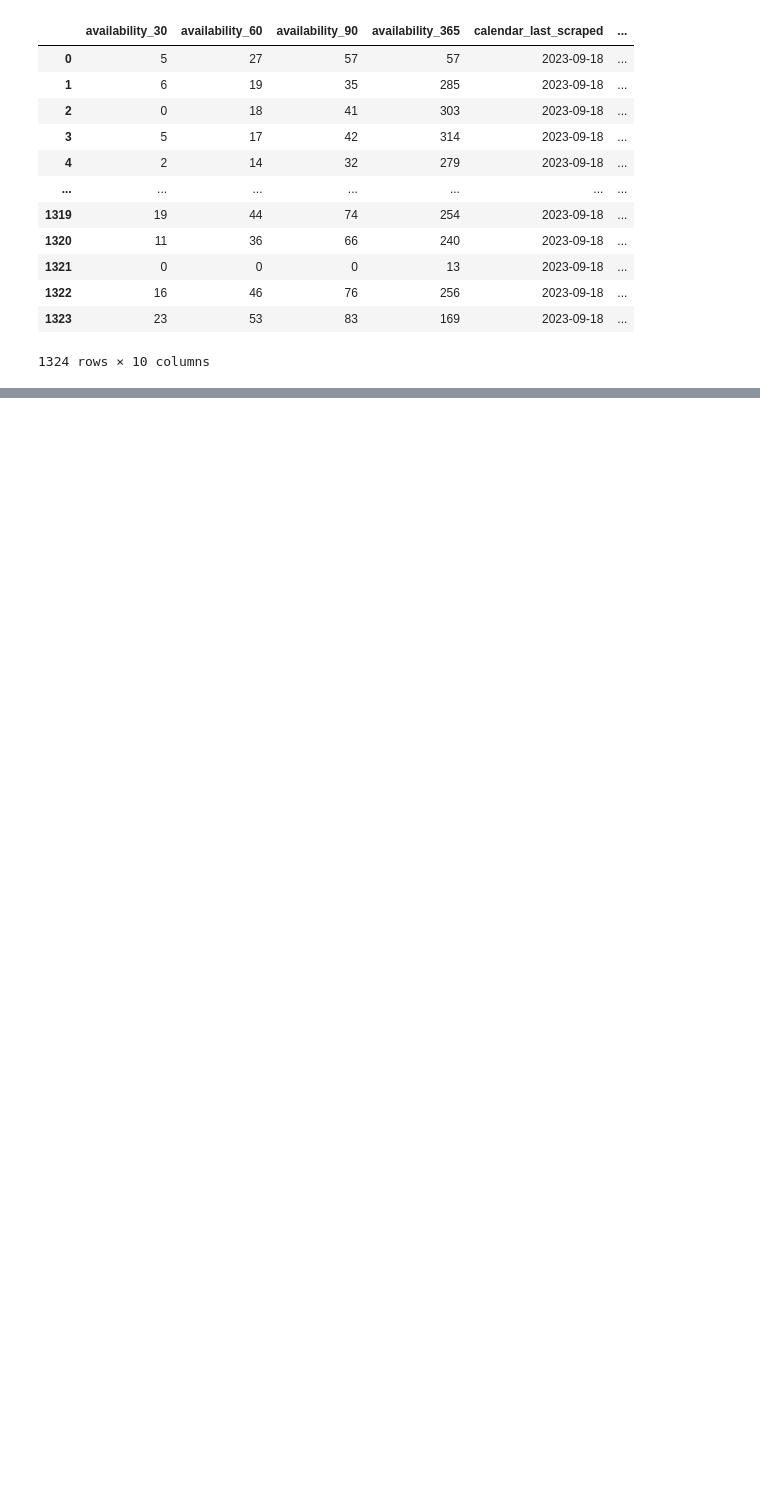
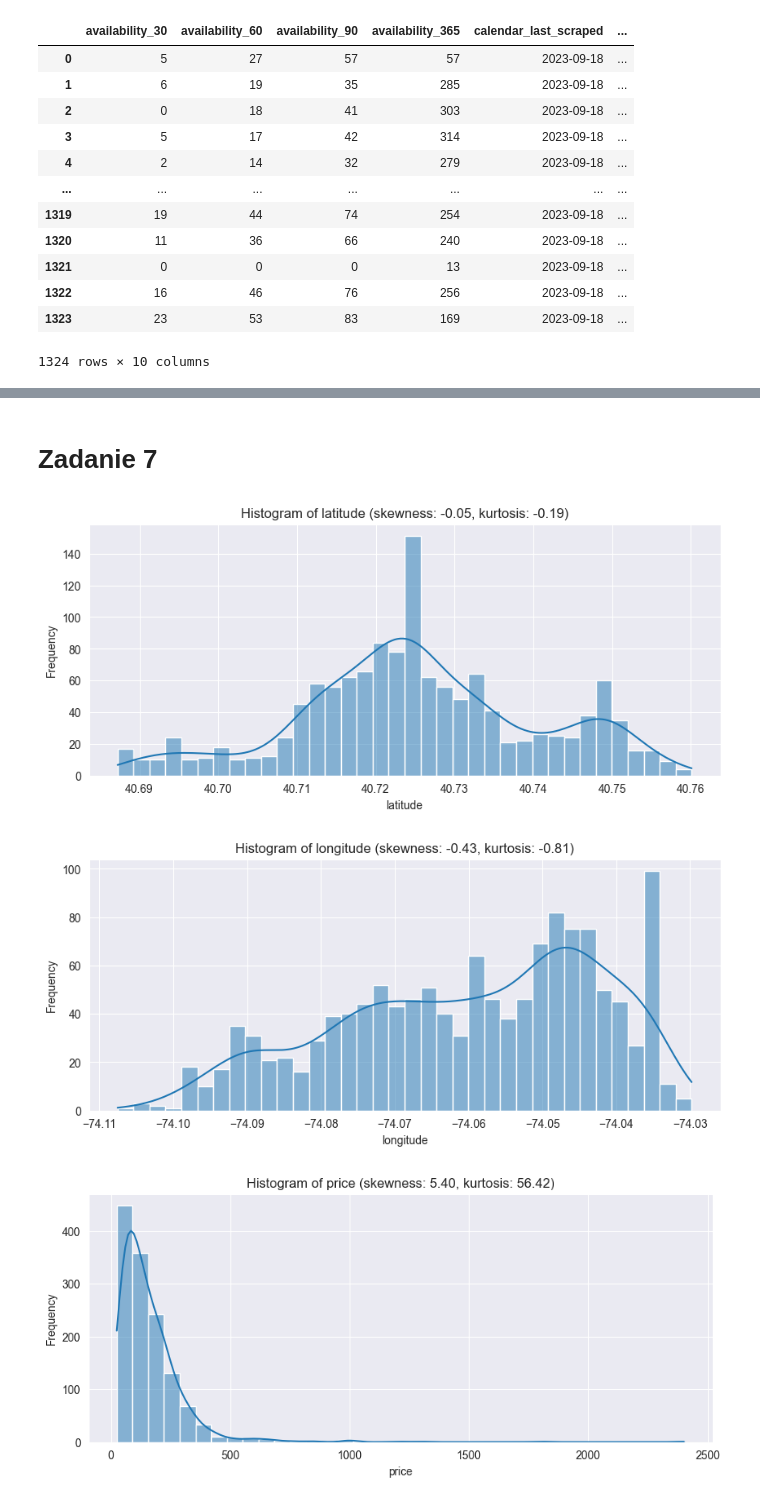
Before and after one commit to KaroIex/New-Jersey, a Jupyter notebook: New Jersey.ipynb, the cells around one changed output, grey strips where cells are left out. Cells and saved outputs as stored; diff of their text form; code cells hidden in the pictures; blank space fills up the shorter version.

```diff
--- a/New Jersey.ipynb
+++ b/New Jersey.ipynb
@@ -664,0 +762,20 @@ data['last_review'] = pd.to_datetime(data['last_review'], errors='coerce')
+# %%
+# tylko kategoryczne
+categorical_df = data.select_dtypes(include=['category', 'object', 'bool'])
+
+categorical_summary = {}
+for column in categorical_df.columns:
+    values_as_strings = categorical_df[column].astype(str)
+
+    categorical_summary[column] = {
+        'liczby poszczególnych kategorii i ich liczności': values_as_strings.value_counts().to_dict(),
+        'wartość najczęściej występująca i częstość jej występowania': values_as_strings.mode()[0],
+        'częstość występowania wartości najczęściej występującej': values_as_strings.value_counts().max(),
+        'liczba wartości unikalnych': values_as_strings.nunique(),
+        'liczba braków danych': categorical_df[column].isna().sum(),
+    }
+
+
+categorical_summary_df = pd.DataFrame(categorical_summary).T  # Transpose for better readability
+
+categorical_summary_df
@@ -664,0 +851,31 @@ data['last_review'] = pd.to_datetime(data['last_review'], errors='coerce')
+# %% [markdown]
+# Zadanie 7
+# %%
+#przykladowe kolumny
+numerical_columns = ['latitude', 'longitude', 'price', 'minimum_nights', 'number_of_reviews']
+categorical_columns = ['neighbourhood_cleansed', 'room_type', 'property_type']
+
+num_bins = {col: int(np.sqrt(len(data[col].dropna()))) for col in numerical_columns}
+
+# tworzenie histogramów obliczanie kurtozy i skośności
+for column in numerical_columns:
+    plt.figure(figsize=(10, 4))
+    sns.histplot(data[column].dropna(), bins=num_bins[column], kde=True)
+    plt.title(f'Histogram of {column} (skewness: {data[column].skew():.2f}, kurtosis: {data[column].kurtosis():.2f})')
+    plt.xlabel(column)
+    plt.ylabel('Frequency')
+    plt.show()
+
+# Kategoryczne
+for column in categorical_columns:
+    plt.figure(figsize=(10, 4))
+    order = data[column].value_counts().index
+    sns.countplot(y=data[column], order=order)
+    plt.title(f'Count Plot of {column}')
+    plt.xlabel('Count')
+    plt.ylabel(column)
+    plt.show()
+# %% [output]
+[figure, added]
+[figure, added]
+[figure, added]
```
Also changed, not shown: parts of 70 cells of this notebook.
